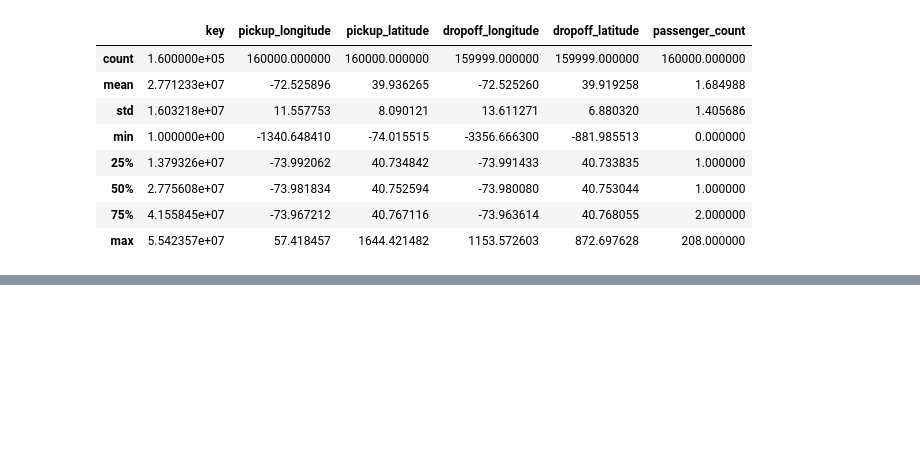
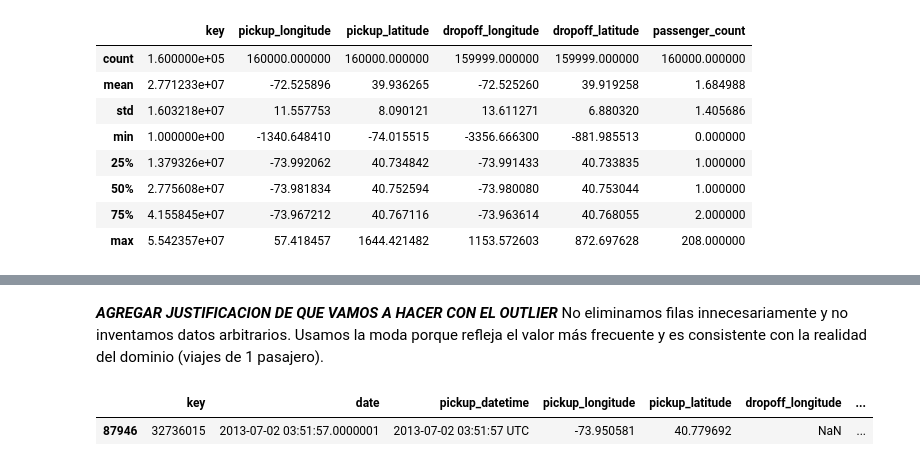
Before and after one commit to Flormezzano/TP-Regresion-AA1-2025C2-Mezzano-P-rez-Tapia, a Jupyter notebook: TP-Regresion-AA1-2025C2-Mezzano-Pérez-Tapia.ipynb, the cells around one changed output, grey strips where cells are left out. Cells and saved outputs as stored; diff of their text form; code cells hidden in the pictures; blank space fills up the shorter version.

```diff
--- a/TP-Regresion-AA1-2025C2-Mezzano-Pérez-Tapia.ipynb
+++ b/TP-Regresion-AA1-2025C2-Mezzano-Pérez-Tapia.ipynb
@@ -113,0 +192,9 @@ X_train.describe()
+# %% [markdown]
+***AGREGAR JUSTIFICACION DE QUE VAMOS A HACER CON EL OUTLIER***
+No eliminamos filas innecesariamente y no inventamos datos arbitrarios. Usamos la moda porque refleja el valor más frecuente y es consistente con la realidad del dominio (viajes de 1 pasajero).
+# %%
+X_train[X_train["dropoff_latitude"].isnull()]
+X_train["dropoff_longitude"][X_train["dropoff_longitude"].isnull()]
+# %% [output]
+|  | key | date | pickup_datetime | pickup_longitude | pickup_latitude | dropoff_longitude | ... |
+| 87946 | 32736015 | 2013-07-02 03:51:57.0000001 | 2013-07-02 03:51:57 UTC | -73.950581 | 40.779692 | NaN | ... |
```
Also changed, not shown: parts of 9 cells of this notebook, 1 other file.
